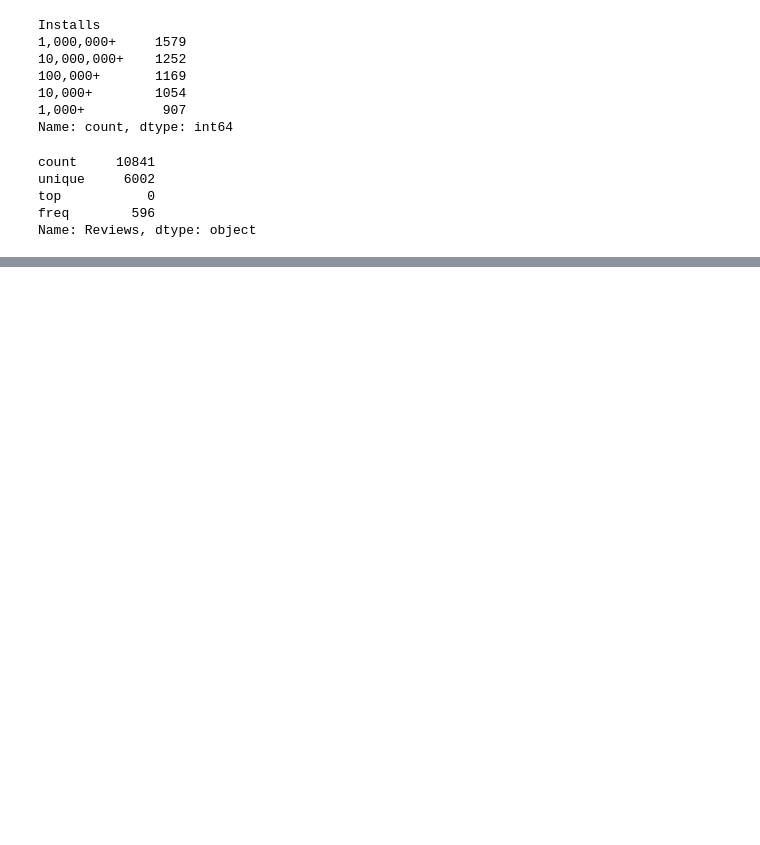
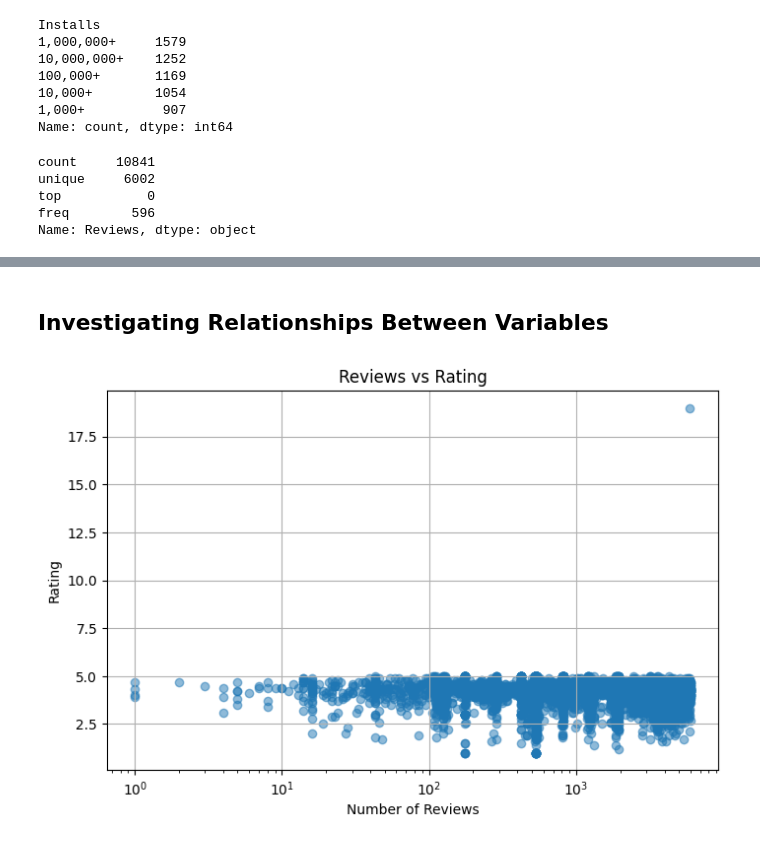
Before and after one commit to AnnaBeklaryan/data-visualization, a Jupyter notebook: notebooks/playstore_eda.ipynb, the cells around one changed output, grey strips where cells are left out. Drawn from its saved outputs; the diff is of its cells as text; code cells hidden in the pictures; blank space fills up the shorter version.

```diff
--- a/notebooks/playstore_eda.ipynb
+++ b/notebooks/playstore_eda.ipynb
@@ -223,0 +264,18 @@ apps.sort_values("Reviews", ascending=False).head()
+# %% [markdown]
+## Investigating Relationships Between Variables
+# %%
+plt.figure(figsize=(8,5))
+
+plt.scatter(apps["Reviews"], apps["Rating"], alpha=0.5)
+
+plt.xscale("log")
+
+plt.title("Reviews vs Rating")
+plt.xlabel("Number of Reviews")
+plt.ylabel("Rating")
+
+plt.grid(True)
+
+plt.show()
+# %% [output]
+[figure, added]
```
Also changed, not shown: parts of 9 cells of this notebook.
